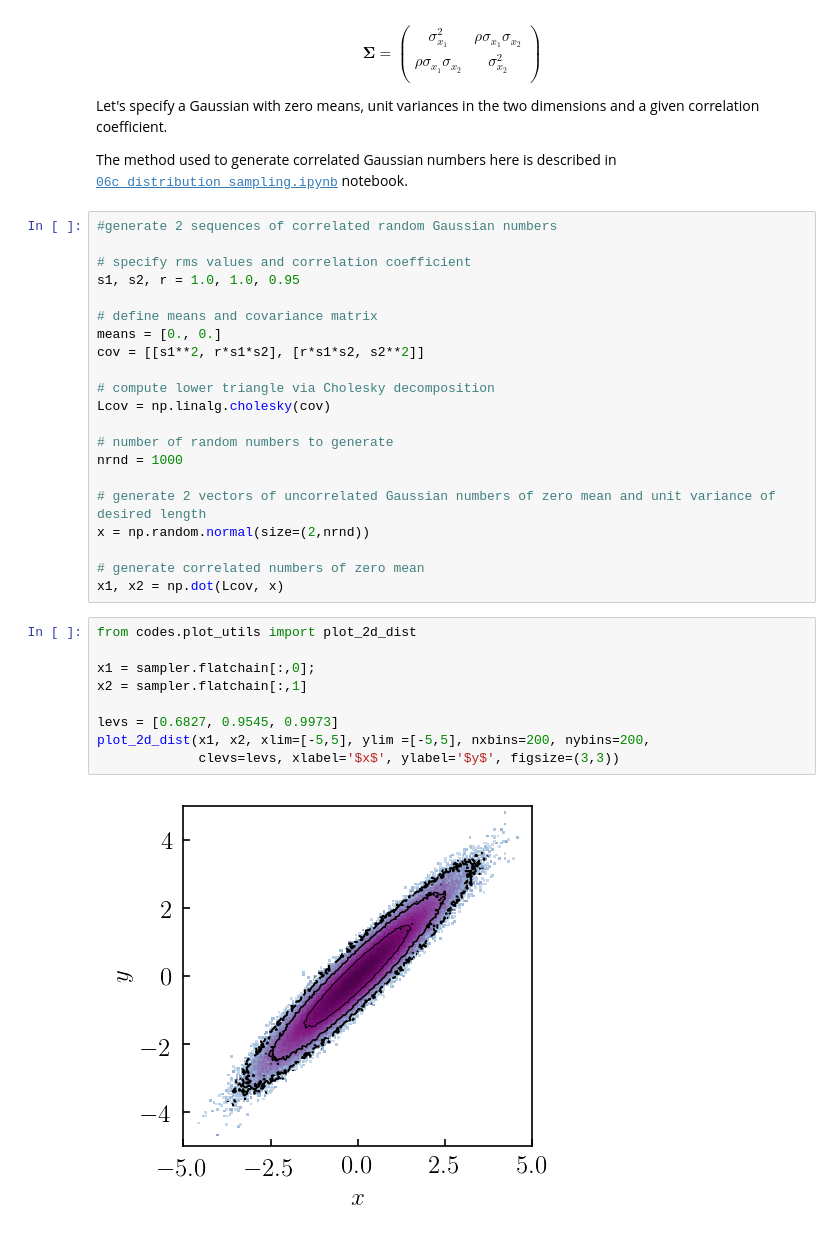
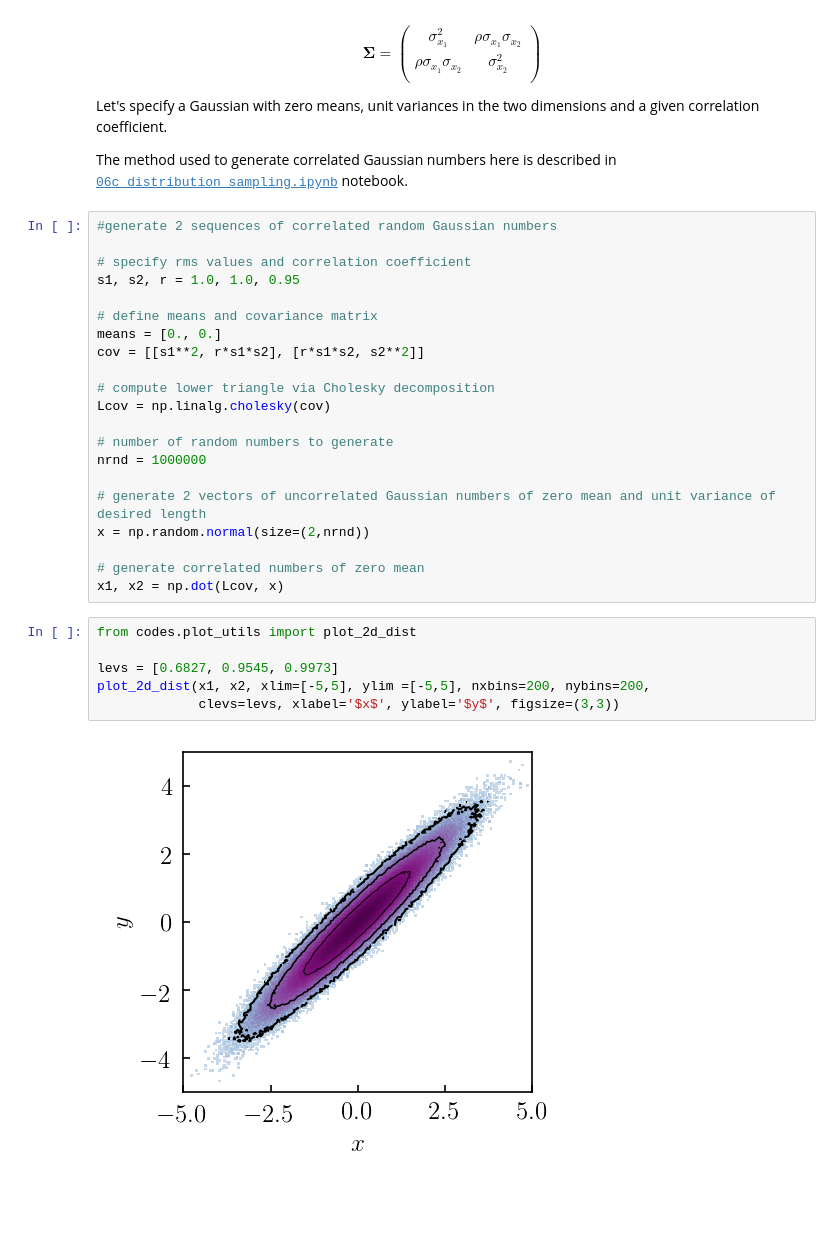
Before and after one commit to a-kravtsov/a211w20, a Jupyter notebook: hist_contour_smoothing_example.ipynb, the cells around one changed output. Drawn from its saved outputs; the diff is of its cells as text; blank space fills up the shorter version.

Commit message:
updated histogram example

```diff
--- a/hist_contour_smoothing_example.ipynb
+++ b/hist_contour_smoothing_example.ipynb
@@ -39,7 +39,7 @@ cov = [[s1**2, r*s1*s2], [r*s1*s2, s2**2]]
 Lcov = np.linalg.cholesky(cov)
 
 # number of random numbers to generate
-nrnd = 1000
+nrnd = 1000000
 
 # generate 2 vectors of uncorrelated Gaussian numbers of zero mean and unit variance of desired length
 x = np.random.normal(size=(2,nrnd))
@@ -48,14 +48,11 @@ x = np.random.normal(size=(2,nrnd))
 x1, x2 = np.dot(Lcov, x)
 # %%
 from codes.plot_utils import plot_2d_dist
-
-x1 = sampler.flatchain[:,0];
-x2 = sampler.flatchain[:,1]
 
 levs = [0.6827, 0.9545, 0.9973]
 plot_2d_dist(x1, x2, xlim=[-5,5], ylim =[-5,5], nxbins=200, nybins=200,
              clevs=levs, xlabel='$x$', ylabel='$y$', figsize=(3,3))
 # %% [output]
-[figure, old version]
+[figure, new version]
 # %%
 plot_2d_dist(x1, x2, xlim=[-5,5], ylim =[-5,5], nxbins=200, nybins=200,
```
Also changed, not shown: parts of 1 cell of this notebook.
